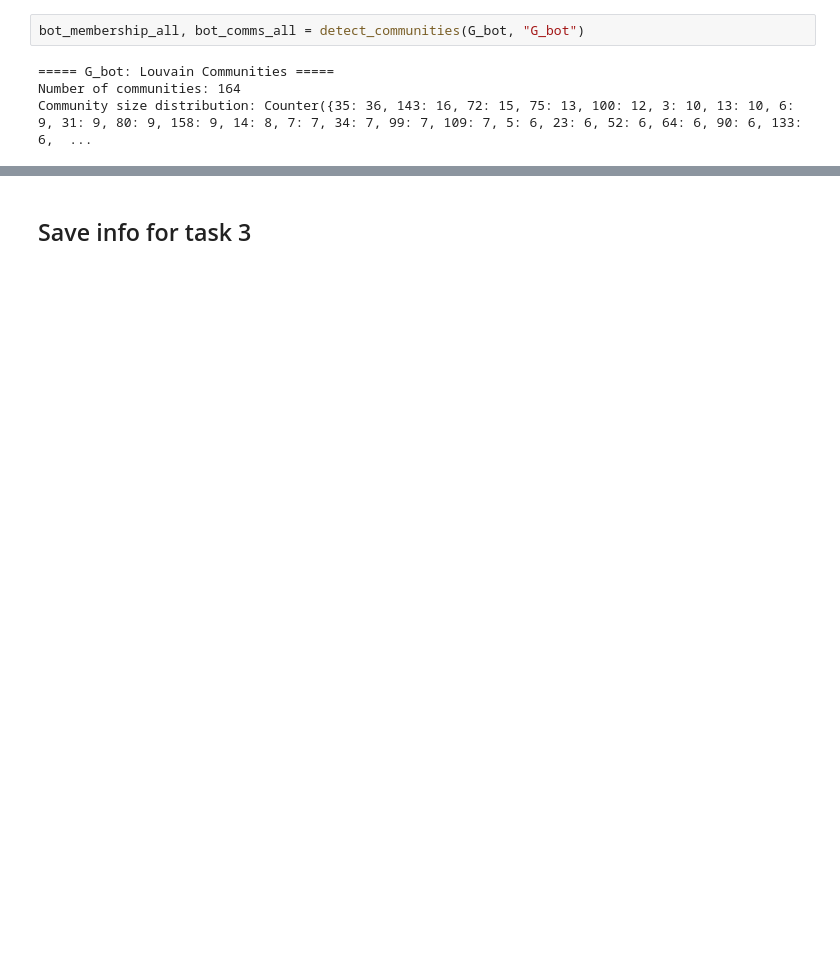
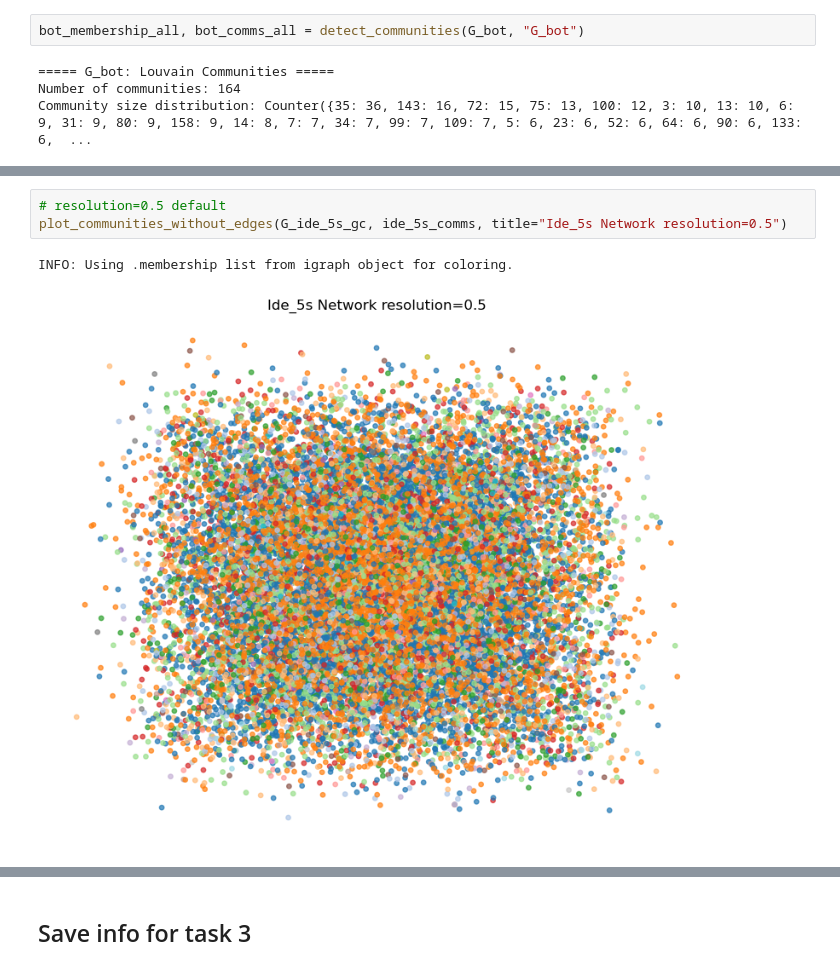
Before and after one commit to noddleslee/Social-data-mining, a Jupyter notebook: Lab2_Social_Network_Analysis_meso_scale_structures/task2_identify_meso-structures.ipynb, the cells around one changed output, grey strips where cells are left out. Drawn from its saved outputs; the diff is of its cells as text; blank space fills up the shorter version.

```diff
--- a/Lab2_Social_Network_Analysis_meso_scale_structures/task2_identify_meso-structures.ipynb
+++ b/Lab2_Social_Network_Analysis_meso_scale_structures/task2_identify_meso-structures.ipynb
@@ -131,0 +258,6 @@ Community size distribution: Counter({35: 36, 143: 16, 72: 15, 75: 13, 100: 12,
+# %%
+# resolution=0.5 default
+plot_communities_without_edges(G_ide_5s_gc, ide_5s_comms, title="Ide_5s Network resolution=0.5")
+# %% [output]
+INFO: Using .membership list from igraph object for coloring.
+[figure, added]
```
Also changed, not shown: parts of 27 cells of this notebook.
